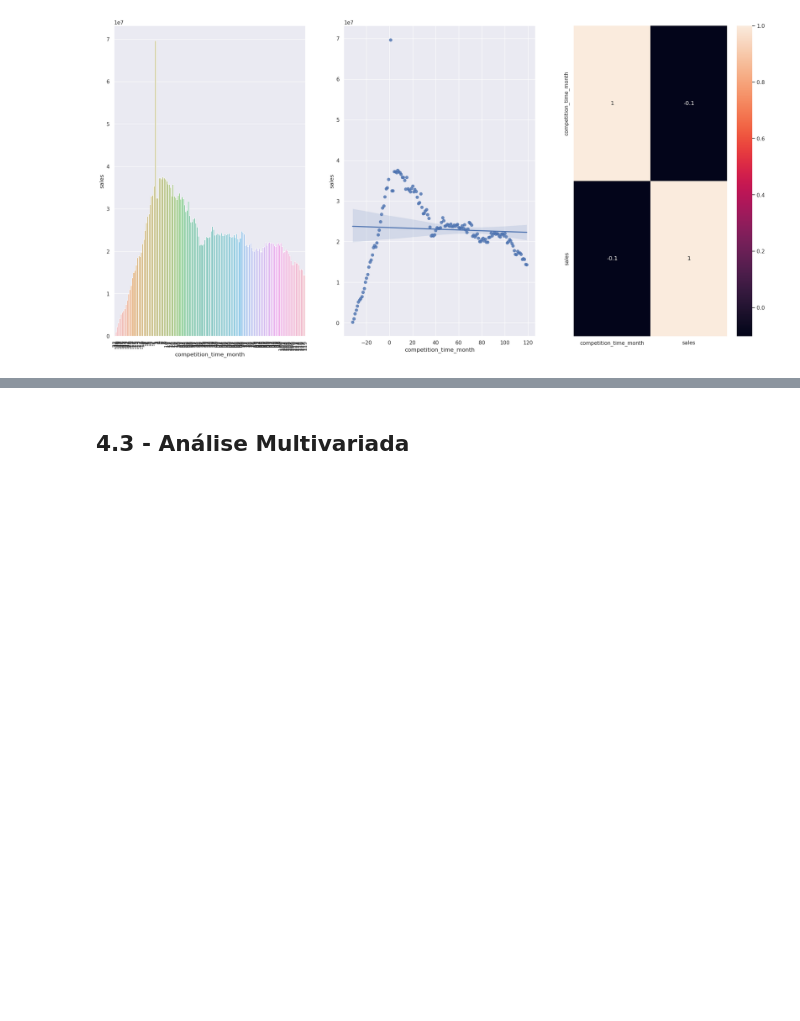
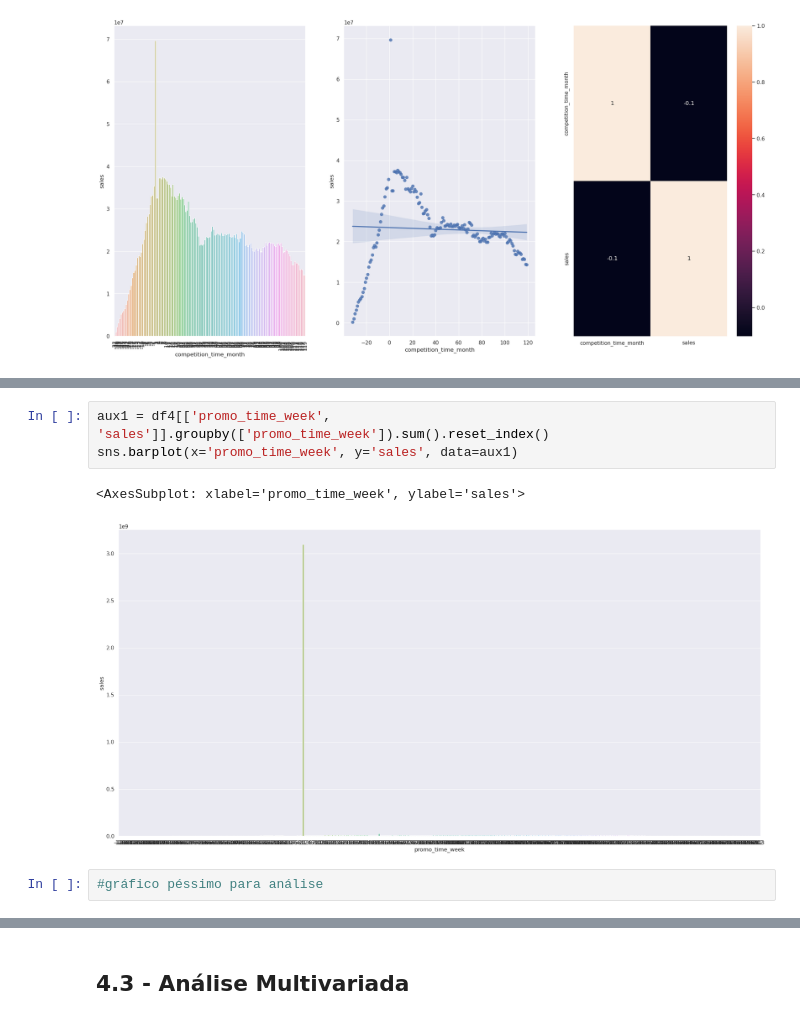
Before and after one commit to jonhsel/data_science_producao, a Jupyter notebook: m04_v01_store_sales_prediction.ipynb, the cells around one changed output, grey strips where cells are left out. Cells and saved outputs as stored; diff of their text form; blank space fills up the shorter version.

```diff
--- a/m04_v01_store_sales_prediction.ipynb
+++ b/m04_v01_store_sales_prediction.ipynb
@@ -697,0 +710,8 @@ sns.heatmap(aux3_1.corr(method='pearson'), annot=True)
+# %%
+aux1 = df4[['promo_time_week', 'sales']].groupby(['promo_time_week']).sum().reset_index()
+sns.barplot(x='promo_time_week', y='sales', data=aux1)
+# %% [output]
+<AxesSubplot: xlabel='promo_time_week', ylabel='sales'>
+[figure, added]
+# %%
+#gráfico péssimo para análise
```
Also changed, not shown: parts of 14 cells of this notebook.
